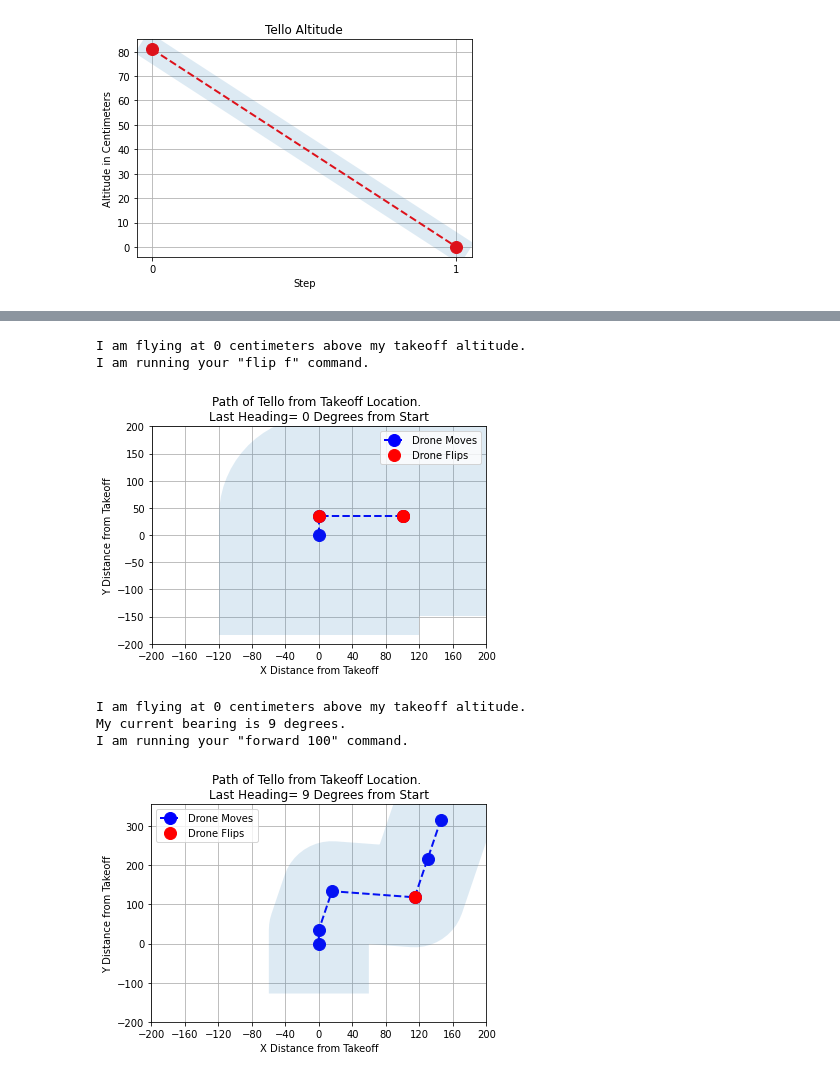
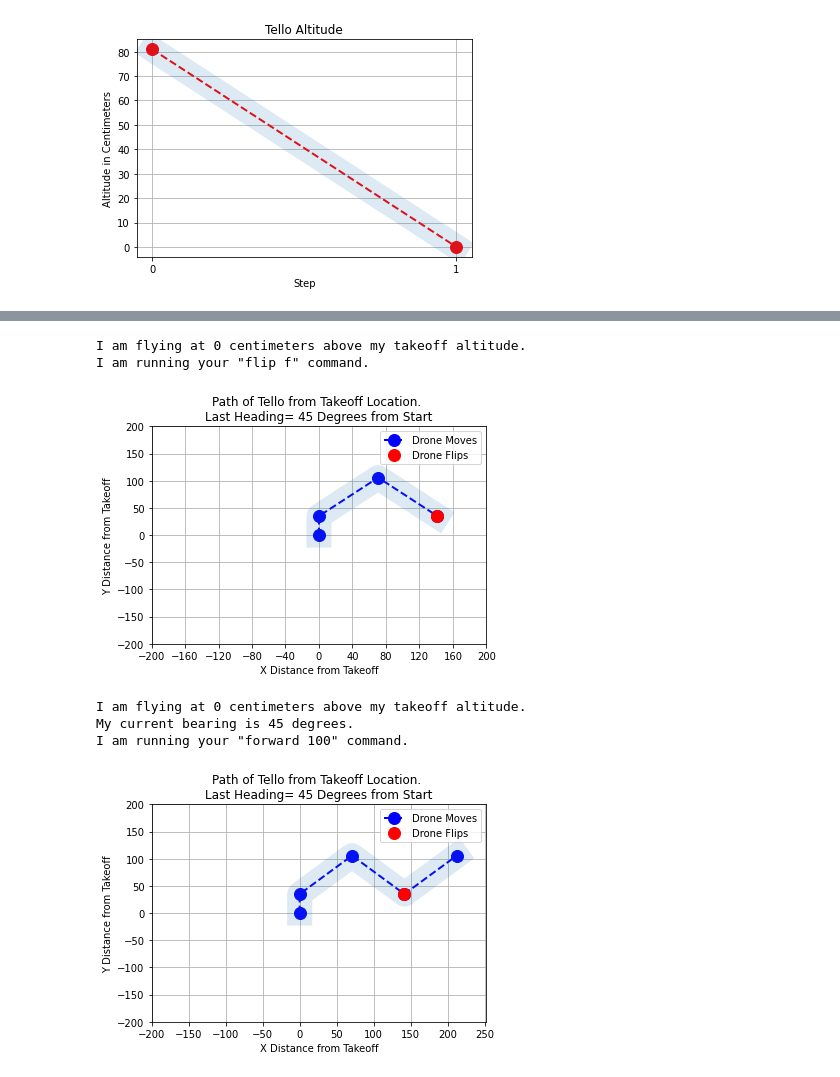
Before and after one commit to Fireline-Science/tello_sim, a Jupyter notebook: drone_notebook.ipynb, the cells around one changed output, grey strips where cells are left out. Cells and saved outputs as stored; diff of their text form; code cells hidden in the pictures.

```diff
--- a/drone_notebook.ipynb
+++ b/drone_notebook.ipynb
@@ -51,14 +51,14 @@ I am running your "right 100" command.
 # %%
-drone.flip("f",200)
+drone.flip("f")
 # %% [output]
 I am flying at 0 centimeters above my takeoff altitude.
 I am running your "flip f" command.
-[figure, old version]
+[figure, new version]
 # %%
-drone.forward(100, 100)
+drone.forward(100)
 # %% [output]
 I am flying at 0 centimeters above my takeoff altitude.
-My current bearing is 9 degrees.
+My current bearing is 45 degrees.
 I am running your "forward 100" command.
-[figure, old version]
+[figure, new version]
 # %%
```
Also changed, not shown: parts of 5 cells of this notebook.
